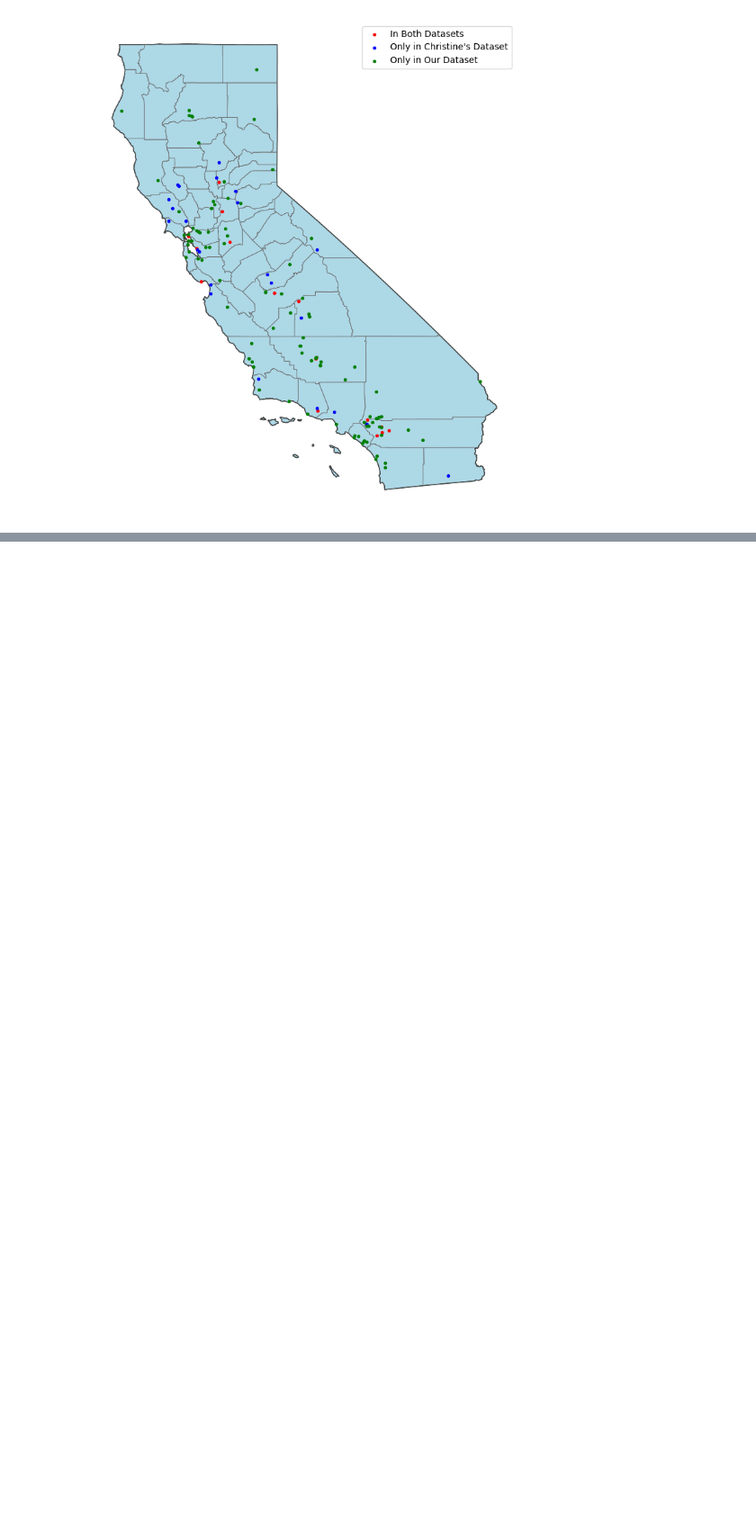
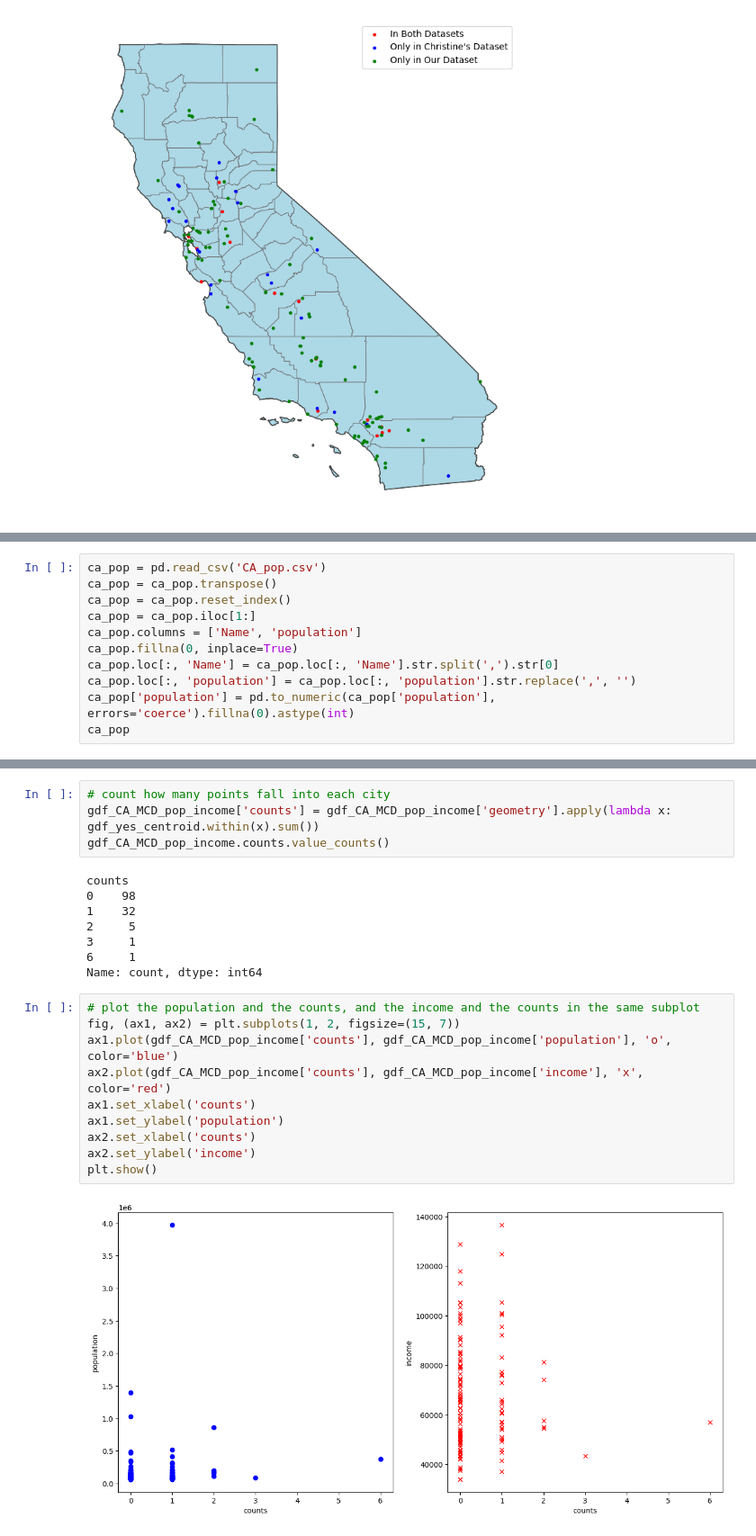
Before and after one commit to Yer1k/solar_wastewater, a Jupyter notebook: 10_code/interactive_graph.ipynb, the cells around one changed output, grey strips where cells are left out. Shown at 90% size. Cells and saved outputs as stored; diff of their text form; blank space fills up the shorter version.

```diff
--- a/10_code/interactive_graph.ipynb
+++ b/10_code/interactive_graph.ipynb
@@ -418,0 +439,11 @@ plt.show()
+# %%
+ca_pop = pd.read_csv('CA_pop.csv')
+ca_pop = ca_pop.transpose()
+ca_pop = ca_pop.reset_index()
+ca_pop = ca_pop.iloc[1:]
+ca_pop.columns = ['Name', 'population']
+ca_pop.fillna(0, inplace=True)
+ca_pop.loc[:, 'Name'] = ca_pop.loc[:, 'Name'].str.split(',').str[0]
+ca_pop.loc[:, 'population'] = ca_pop.loc[:, 'population'].str.replace(',', '')
+ca_pop['population'] = pd.to_numeric(ca_pop['population'], errors='coerce').fillna(0).astype(int)
+ca_pop
@@ -418,0 +561,24 @@ plt.show()
+# %%
+# count how many points fall into each city
+gdf_CA_MCD_pop_income['counts'] = gdf_CA_MCD_pop_income['geometry'].apply(lambda x: gdf_yes_centroid.within(x).sum())
+gdf_CA_MCD_pop_income.counts.value_counts()
+# %% [output]
+counts
+0    98
+1    32
+2     5
+3     1
+6     1
+Name: count, dtype: int64
+# %%
+# plot the population and the counts, and the income and the counts in the same subplot
+fig, (ax1, ax2) = plt.subplots(1, 2, figsize=(15, 7))
+ax1.plot(gdf_CA_MCD_pop_income['counts'], gdf_CA_MCD_pop_income['population'], 'o', color='blue')
+ax2.plot(gdf_CA_MCD_pop_income['counts'], gdf_CA_MCD_pop_income['income'], 'x', color='red')
+ax1.set_xlabel('counts')
+ax1.set_ylabel('population')
+ax2.set_xlabel('counts')
+ax2.set_ylabel('income')
+plt.show()
+# %% [output]
+[figure, added]
```
Also changed, not shown: parts of 36 cells of this notebook.
